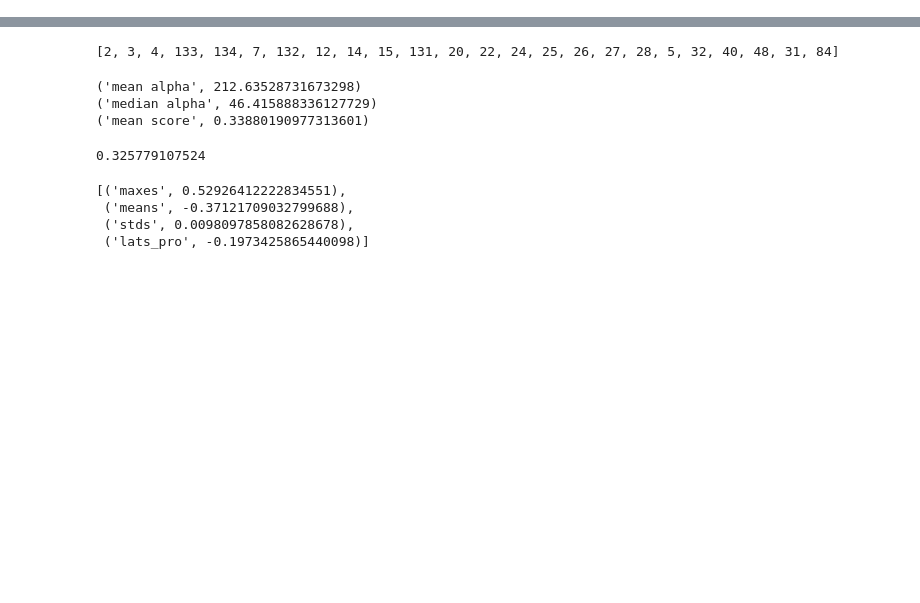
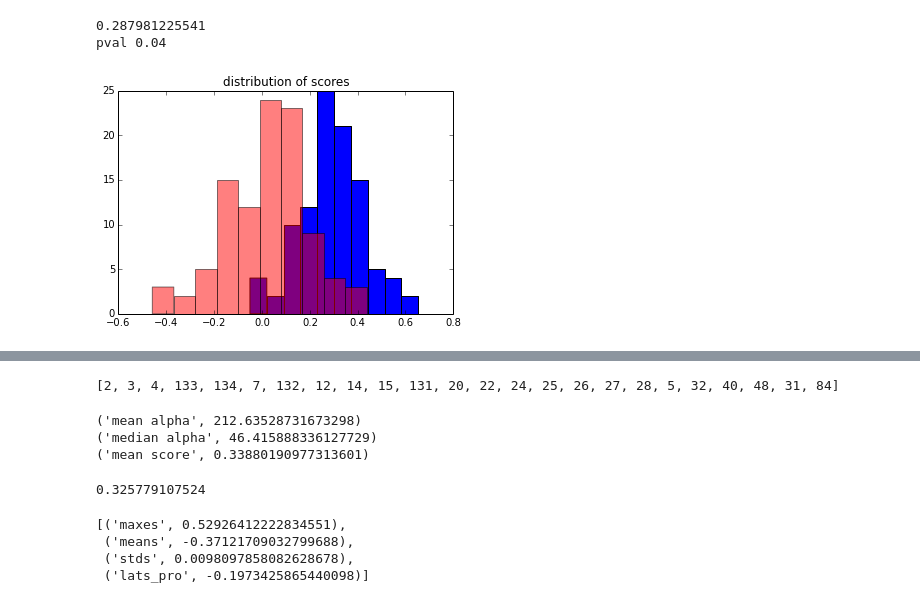
Before and after one commit to matarhaller/ECOGpy, a Jupyter notebook: HG_regression.ipynb, the cells around one changed output, grey strips where cells are left out. Drawn from its saved outputs; the diff is of its cells as text; code cells hidden in the pictures; blank space fills up the shorter version.

```diff
--- a/HG_regression.ipynb
+++ b/HG_regression.ipynb
@@ -7,0 +115,32 @@ Populating the interactive namespace from numpy and matplotlib
+# %%
+alphas, models, scores, coefs, scores_null = [[] for i in range(5)]
+
+for train, test in cvs:
+    #scale training and test data
+    X_train = scale(X[train].astype(float))
+    X_test = scale(X[test].astype(float))
+    y_train = scale(Y[train].astype(float))
+    y_test = scale(Y[test].astype(float))
+
+    #define model (search over 10 alphas)
+    model = Ridge(solver = 'lsqr', normalize=False, fit_intercept=False)
+    params_grid = {'alpha': np.logspace(-4, 4, 10)}
+    ridge_grid = grid_search.GridSearchCV(model, params_grid, cv = 10)
+
+    #fit and find best model
+    ridge_grid.fit(X_train, y_train)
+    mod = ridge_grid.best_estimator_
+    score = np.corrcoef(mod.predict(X_test), y_test)[1,0]
+    coef = mod.coef_
+    a = mod.alpha
+
+    #calculate permuted score
+    idx = numpy.random.permutation(len(y_test))
+    null_score = np.corrcoef(mod.predict(X_test), y_test[idx])[1,0] #predict on shuffled test set
+
+    #add to list
+    alphas.append(a)
+    models.append(mod)
+    scores.append(score)
+    coefs.append(coef)
+    scores_null.append(null_score)
@@ -7,0 +165,12 @@ Populating the interactive namespace from numpy and matplotlib
+# %%
+plt.hist(scores)
+plt.hist(scores_null, color = 'r', alpha = 0.5)
+plt.title('distribution of scores')
+print median(scores)
+
+pval = 1 - (sum(median(scores)>scores_null)/len(scores_null))
+print 'pval %.2f' %pval
+# %% [output]
+0.287981225541
+pval 0.04
+[figure, added]
```
Also changed, not shown: parts of 27 cells of this notebook, 16 other files.
